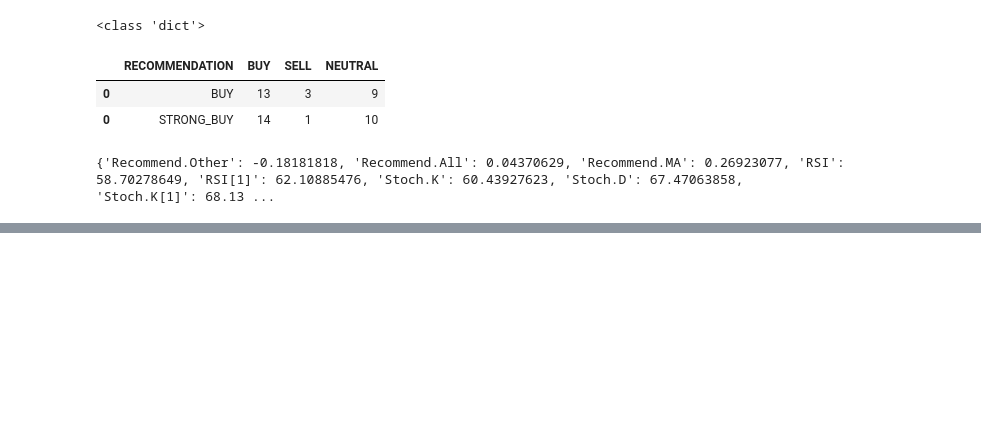
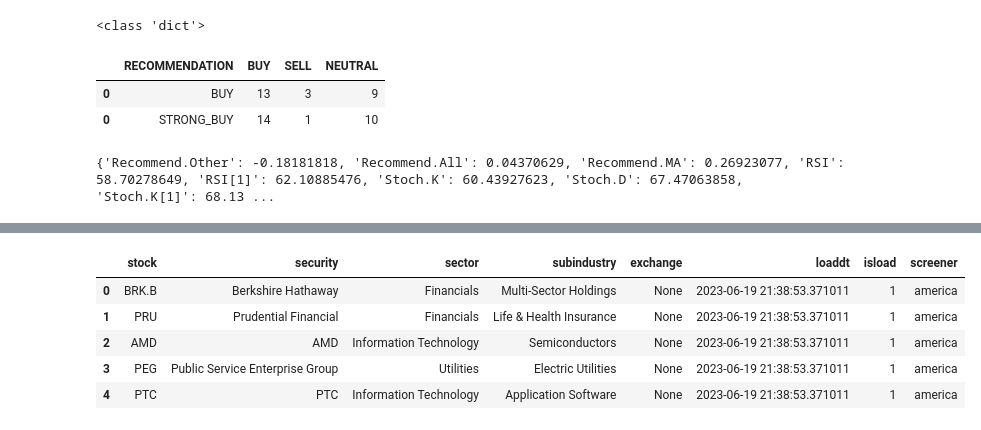
Before and after one commit to kravchukpetr/FinanceProject, a Jupyter notebook: ipynb/Connect to freedom.ipynb, the cells around one changed output, grey strips where cells are left out. Drawn from its saved outputs; the diff is of its cells as text; code cells hidden in the pictures; blank space fills up the shorter version.

```diff
--- a/ipynb/Connect to freedom.ipynb
+++ b/ipynb/Connect to freedom.ipynb
@@ -357,0 +396,11 @@ AAPL
+# %%
+stock_df = fl.get_stock_list_from_db()
+# %%
+stock_df.head()
+# %% [output]
+|  | stock | security | sector | subindustry | exchange | loaddt | isload | screener |
+| 0 | BRK.B | Berkshire Hathaway | Financials | Multi-Sector Holdings | None | 2023-06-19 21:38:53.371011 | 1 | america |
+| 1 | PRU | Prudential Financial | Financials | Life & Health Insurance | None | 2023-06-19 21:38:53.371011 | 1 | america |
+| 2 | AMD | AMD | Information Technology | Semiconductors | None | 2023-06-19 21:38:53.371011 | 1 | america |
+| 3 | PEG | Public Service Enterprise Group | Utilities | Electric Utilities | None | 2023-06-19 21:38:53.371011 | 1 | america |
+| 4 | PTC | PTC | Information Technology | Application Software | None | 2023-06-19 21:38:53.371011 | 1 | america |
```
Also changed, not shown: parts of 21 cells of this notebook, 9 other files.
